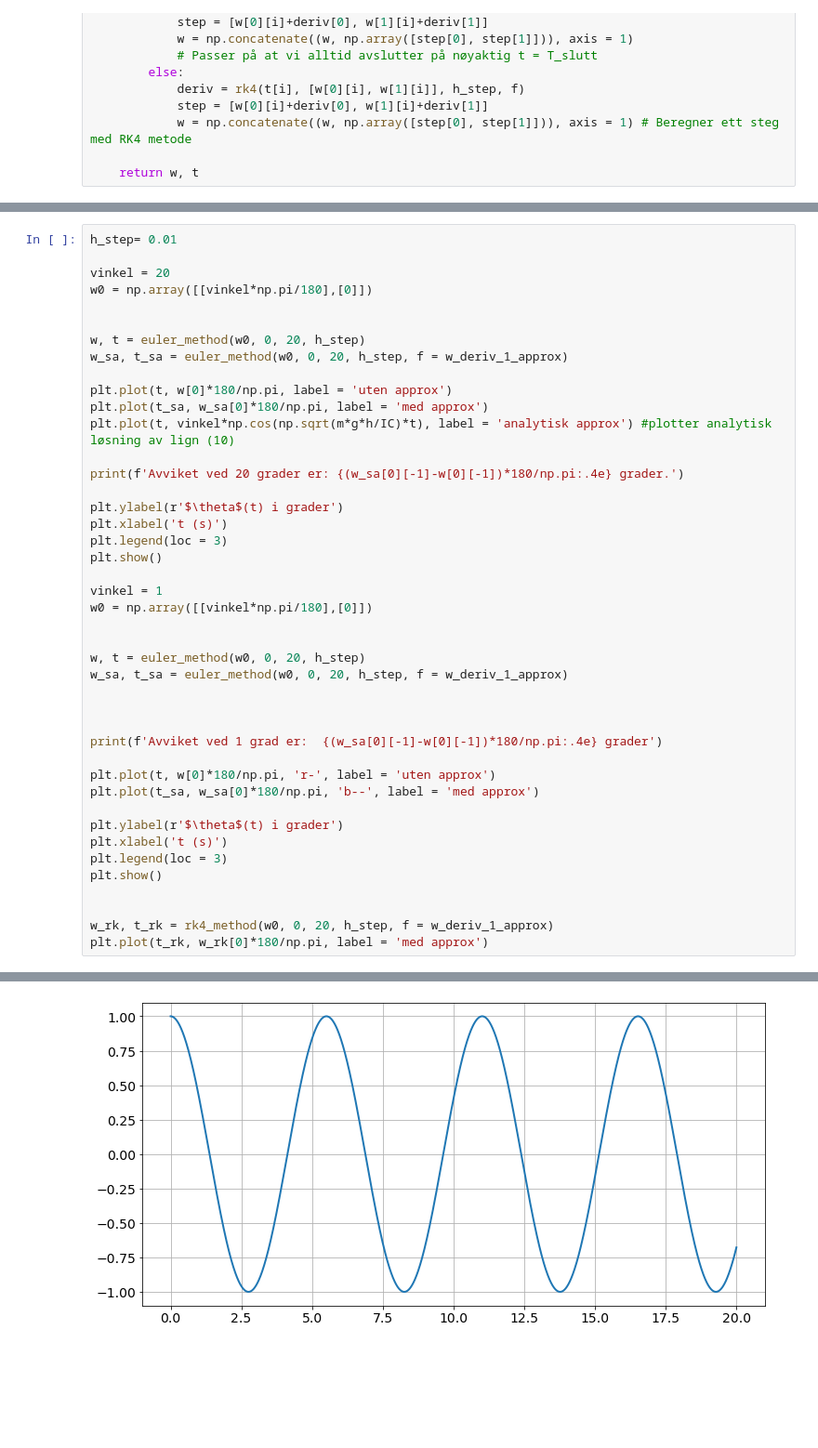
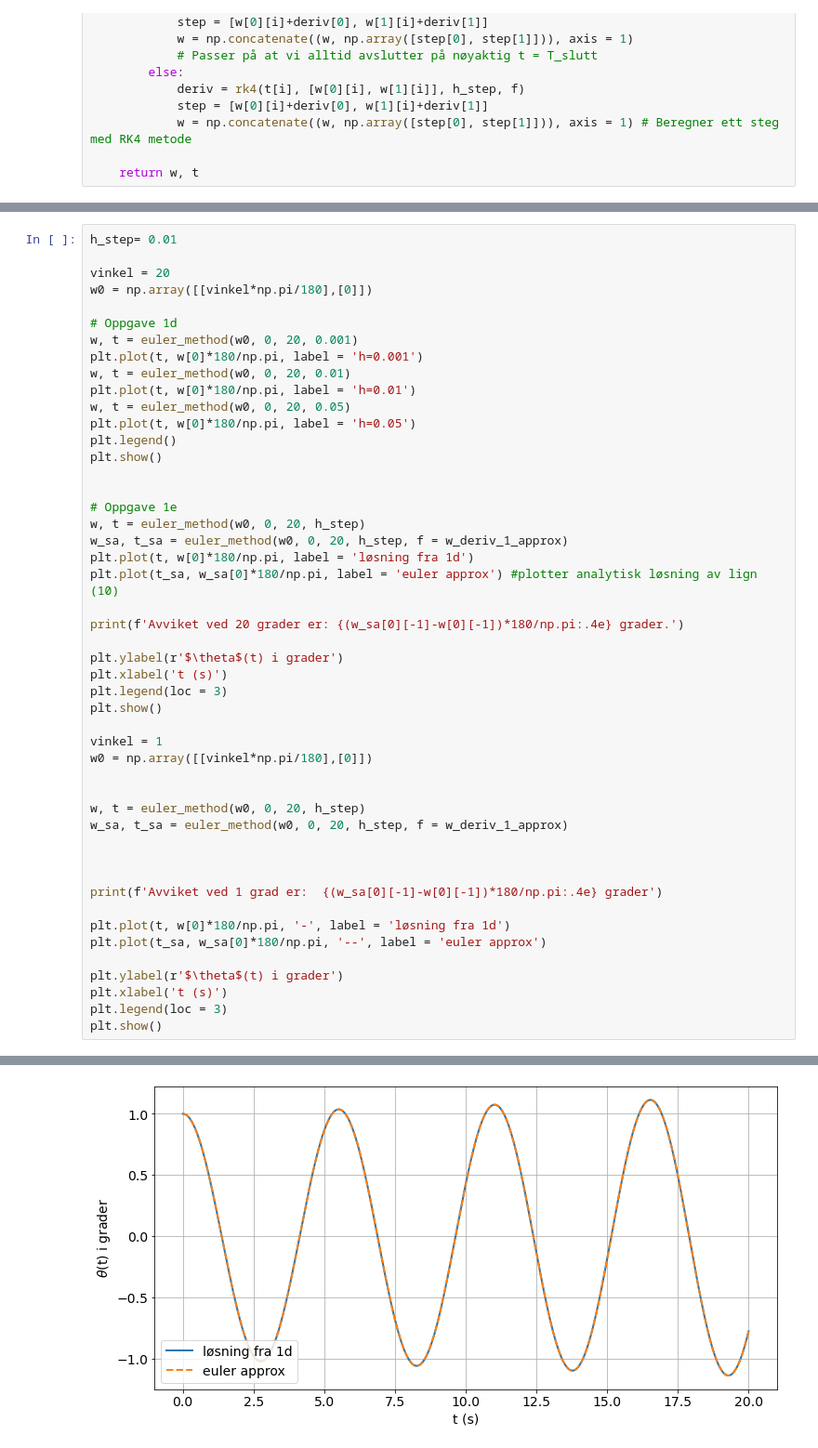
Before and after one commit to Vitenskapelige-Beregninger/Tekfys_prosjekt, a Jupyter notebook: tekfys.ipynb, the cells around one changed output, grey strips where cells are left out. Shown at 93% size. Cells and saved outputs as stored; diff of their text form; blank space fills up the shorter version.

```diff
--- a/tekfys.ipynb
+++ b/tekfys.ipynb
@@ -149,13 +143,22 @@ h_step= 0.01
 vinkel = 20
 w0 = np.array([[vinkel*np.pi/180],[0]])
 
+# Oppgave 1d
+w, t = euler_method(w0, 0, 20, 0.001)
+plt.plot(t, w[0]*180/np.pi, label = 'h=0.001')
+w, t = euler_method(w0, 0, 20, 0.01)
+plt.plot(t, w[0]*180/np.pi, label = 'h=0.01')
+w, t = euler_method(w0, 0, 20, 0.05)
+plt.plot(t, w[0]*180/np.pi, label = 'h=0.05')
+plt.legend()
+plt.show()
 
+
+# Oppgave 1e
 w, t = euler_method(w0, 0, 20, h_step)
 w_sa, t_sa = euler_method(w0, 0, 20, h_step, f = w_deriv_1_approx)
-
-plt.plot(t, w[0]*180/np.pi, label = 'uten approx')
-plt.plot(t_sa, w_sa[0]*180/np.pi, label = 'med approx')
-plt.plot(t, vinkel*np.cos(np.sqrt(m*g*h/IC)*t), label = 'analytisk approx') #plotter analytisk løsning av lign (10)
+plt.plot(t, w[0]*180/np.pi, label = 'løsning fra 1d')
+plt.plot(t_sa, w_sa[0]*180/np.pi, label = 'euler approx') #plotter analytisk løsning av lign (10)
 
 print(f'Avviket ved 20 grader er: {(w_sa[0][-1]-w[0][-1])*180/np.pi:.4e} grader.')
 
@@ -175,15 +178,11 @@ w_sa, t_sa = euler_method(w0, 0, 20, h_step, f = w_deriv_1_approx)
 
 print(f'Avviket ved 1 grad er:  {(w_sa[0][-1]-w[0][-1])*180/np.pi:.4e} grader')
 
-plt.plot(t, w[0]*180/np.pi, 'r-', label = 'uten approx')
-plt.plot(t_sa, w_sa[0]*180/np.pi, 'b--', label = 'med approx')
+plt.plot(t, w[0]*180/np.pi, '-', label = 'løsning fra 1d')
+plt.plot(t_sa, w_sa[0]*180/np.pi, '--', label = 'euler approx')
 
 plt.ylabel(r'$\theta$(t) i grader')
 plt.xlabel('t (s)')
 plt.legend(loc = 3)
 plt.show()
-
-
-w_rk, t_rk = rk4_method(w0, 0, 20, h_step, f = w_deriv_1_approx)
-plt.plot(t_rk, w_rk[0]*180/np.pi, label = 'med approx')
 # %% [output]
@@ -195,2 +193,2 @@ Avviket ved 1 grad er:  4.1594e-04 grader
-[figure, old version]
+[figure, new version]
 # %% [markdown]
```
Also changed, not shown: parts of 17 cells of this notebook.
